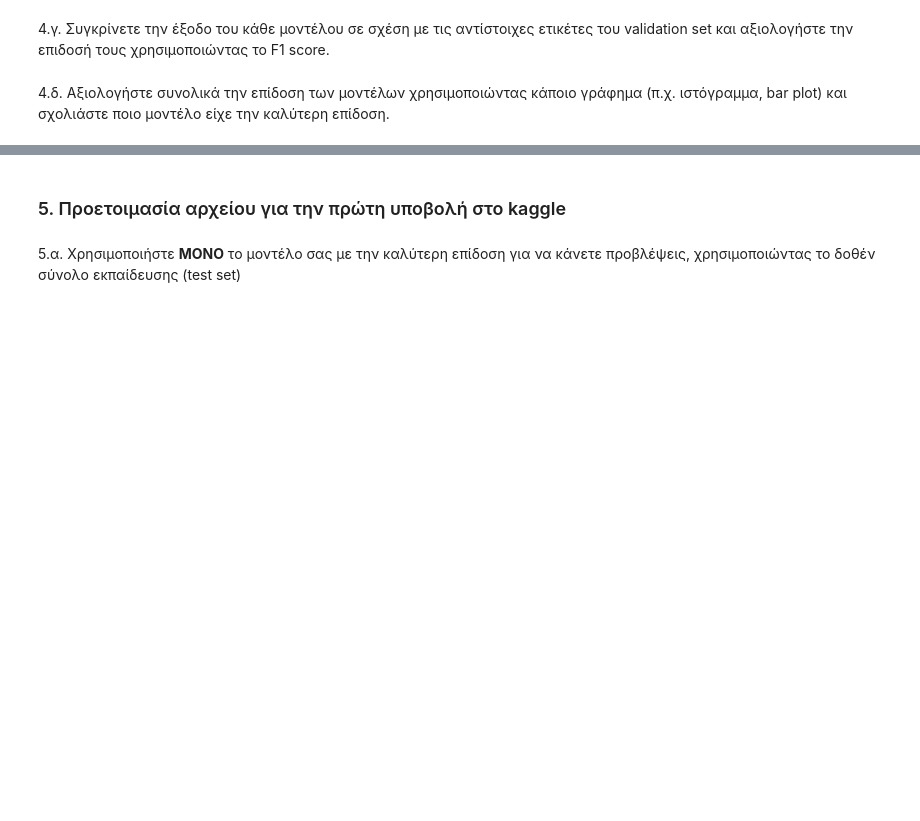
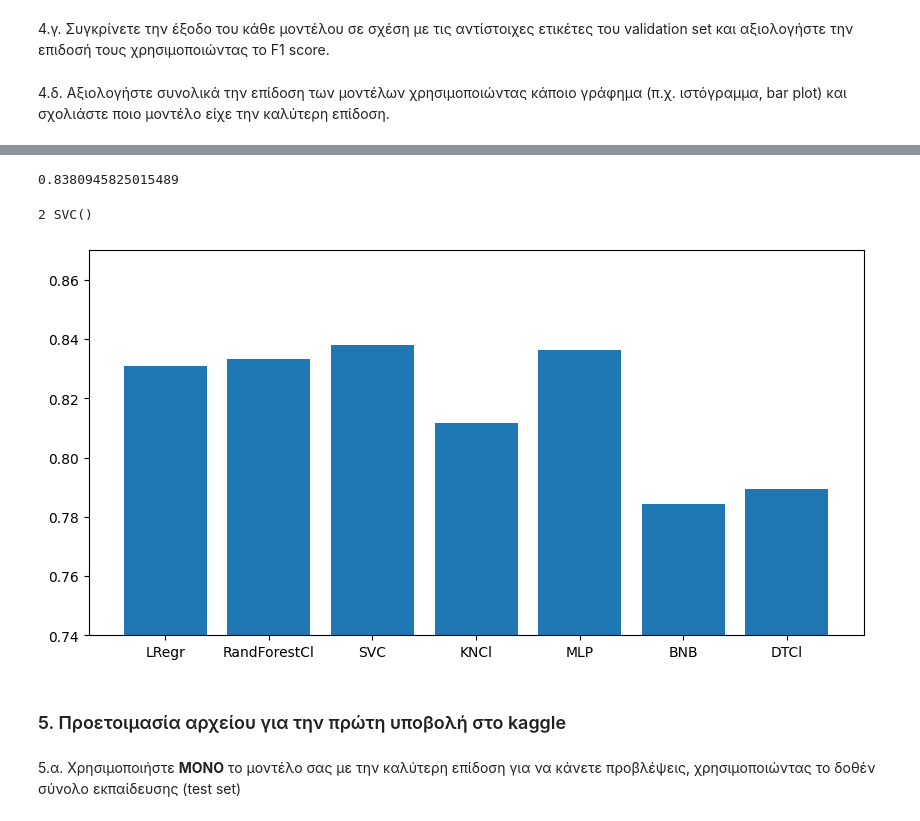
Before and after one commit to PeterAvgerinos/PyCerts, a Jupyter notebook: PyDataAn/MLNTUA/1η Σειρά Ασκήσεων/Εργαστήριο 1/MM2022_23_LabProject1.ipynb, the cells around one changed output, grey strips where cells are left out. Cells and saved outputs as stored; diff of their text form; code cells hidden in the pictures; blank space fills up the shorter version.

```diff
--- a/PyDataAn/MLNTUA/1η Σειρά Ασκήσεων/Εργαστήριο 1/MM2022_23_LabProject1.ipynb
+++ b/PyDataAn/MLNTUA/1η Σειρά Ασκήσεων/Εργαστήριο 1/MM2022_23_LabProject1.ipynb
@@ -368,8 +426,7 @@ categorical_transformer = Pipeline(steps=[
 preprocessor = ColumnTransformer(
     transformers=[
         ('num', numeric_transformer, numeric_features),
-        ('cat', categorical_transformer, categorical_features)],
-        remainder='passthrough')
+        ('cat', categorical_transformer, categorical_features)])
 # %% [markdown]
 3.ε. Εκτελέστε όλα τα προηγούμενα βήμα προεκπαίδευσης (χρήση μετασχηματιστών) ώστε να είναι "καθαρό" το αρχικό σύνολο για να χρησιμοποιηθεί για την εκπαίδευση των ταξινομητών.
 # %%
@@ -421,7 +478,22 @@ from sklearn.model_selection import GridSearchCV
 from sklearn.metrics import classification_report
 from sklearn.metrics import accuracy_score
 
+from sklearn.linear_model import LogisticRegression
+from sklearn.neighbors import KNeighborsClassifier
+from sklearn.svm import SVC
+from sklearn.ensemble import RandomForestClassifier
+from sklearn.tree import DecisionTreeClassifier
+from sklearn.neural_network import MLPClassifier
+from sklearn.naive_bayes import BernoulliNB
+
+from sklearn.model_selection import GridSearchCV
+
+import warnings
+warnings.filterwarnings("ignore")
+from sklearn.exceptions import FitFailedWarning
+
 results = []
+models = []
 
 classifiers = [LogisticRegression(), RandomForestClassifier(), SVC(), KNeighborsClassifier(), MLPClassifier(), BernoulliNB(), DecisionTreeClassifier()]
 for classifier in classifiers:
@@ -430,6 +502,7 @@ for classifier in classifiers:
     model.fit(X_train, y_train)
     y_pred = model.predict(X_test)
     results.append(accuracy_score(y_test, y_pred))
+    models.append(model)
 
     print(classifier)
     print('Model score: {model.score(X_test, y_test)}')
@@ -465,16 +538,23 @@ results
 # %%
 max(results)
+# %% [output]
+0.8380945825015489
 # %%
 for i, result in enumerate(results):
     if max(results) == result:
+        imax = i
         print(i, classifiers[i])
 
 classifiers_list = ['LRegr', 'RandForestCl', 'SVC', 'KNCl', 'MLP', 'BNB', 'DTCl']
+# %% [output]
+2 SVC()
 # %%
 fig = plt.figure(figsize=(10,5))
 plt.bar(classifiers_list, results)
-plt.ylim(0.75, 0.87)
+plt.ylim(0.74, 0.87)
 plt.show;
+# %% [output]
+[figure, added]
 # %% [markdown]
 ### 5. Προετοιμασία αρχείου για την πρώτη υποβολή στο kaggle
 # %% [markdown]
```
Also changed, not shown: parts of 40 cells of this notebook, 2 other files.
